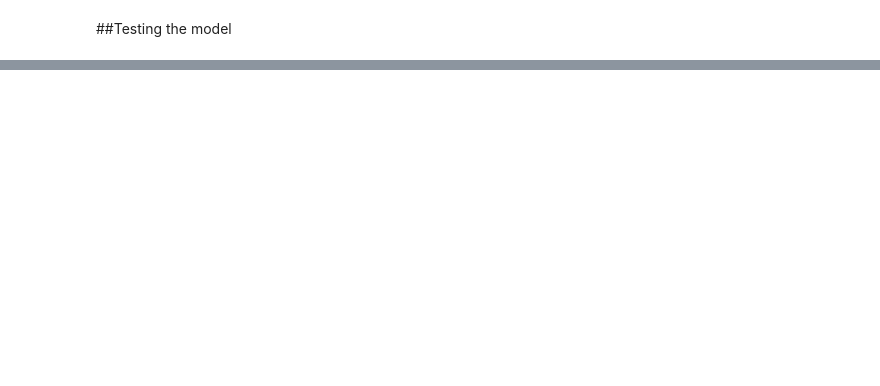
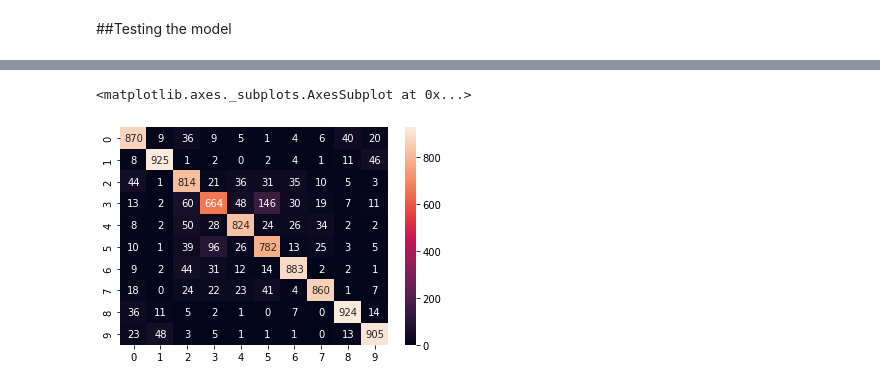
Before and after one commit to SrinithiSL/Resnet-implementation, a Jupyter notebook: ResNet_implementation.ipynb, the cells around one changed output, grey strips where cells are left out. Saved outputs shown, nothing was run; the diff lists cells and outputs as text; code cells hidden in the pictures; blank space fills up the shorter version.

```diff
--- a/ResNet_implementation.ipynb
+++ b/ResNet_implementation.ipynb
@@ -249,14 +251,17 @@ plt.show()
 ##Testing the model
 # %%
 model.eval()
+y_true,y_pred=[],[]
 with torch.no_grad():
     correct = 0
     total = 0
     for images, labels in test_loader:
+        y_true.extend(labels.numpy())
         images = images.to(device)
         labels = labels.to(device)
         outputs = model(images)
         _, predicted = torch.max(outputs.data, 1)
+        y_pred.extend(predicted.cpu().numpy())
         total += labels.size(0)
         correct += (predicted == labels).sum().item()
     print('Accuracy of the model on the test images: {} %'.format(100 * correct / total))
@@ -264,0 +270,4 @@ Accuracy of the model on the test images: 83.8 %
+# %%
+from sklearn.metrics import confusion_matrix,roc_curve
+cm=confusion_matrix(y_true,y_pred)
+cm
@@ -264,0 +285,6 @@ Accuracy of the model on the test images: 83.8 %
+# %%
+import seaborn as sn
+sn.heatmap(cm, annot=True, fmt='d')
+# %% [output]
+<matplotlib.axes._subplots.AxesSubplot at 0x...>
+[figure, added]
```
Also changed, not shown: parts of 7 cells of this notebook.
